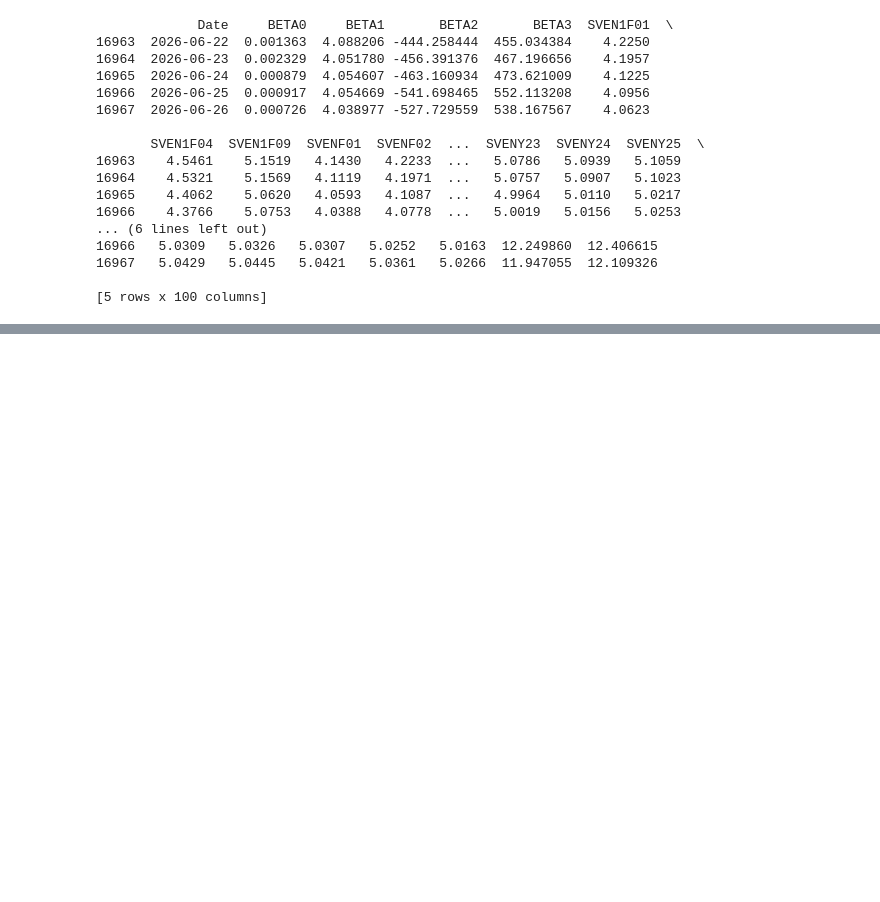
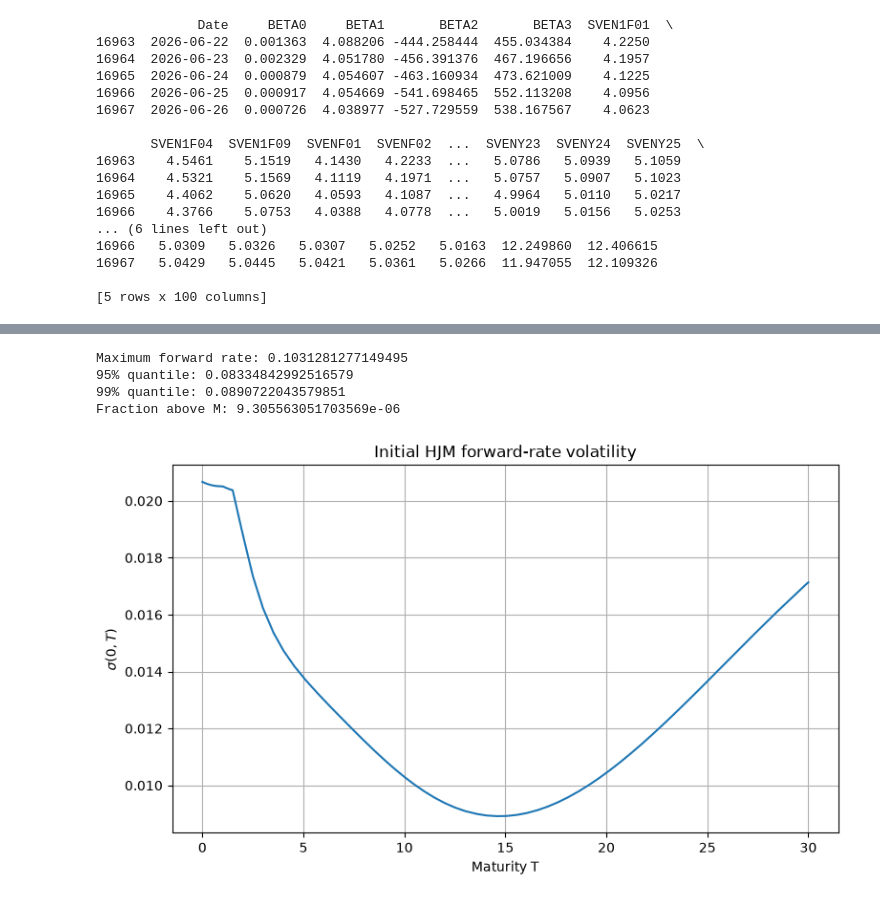
Before and after one commit to dajmera-24/hjm, a Jupyter notebook: main.ipynb, the cells around one changed output, grey strips where cells are left out. Drawn from its saved outputs; the diff is of its cells as text; code cells hidden in the pictures; blank space fills up the shorter version.

```diff
--- a/main.ipynb
+++ b/main.ipynb
@@ -76,0 +244,10 @@ print(F)
+# %%
+tau_nodes = np.concatenate(([0.0], TAUS))
+sigma_nodes = np.concatenate(([sigma_til_vec[0]], sigma_til_vec))
+
+sigma_tilde = interp1d(
+    tau_nodes,
+    sigma_nodes,
+    kind="linear",
+    bounds_error=True,
+)
@@ -76,0 +271,27 @@ print(F)
+# %%
+positive_F = F[F > 0]
+
+print("Maximum forward rate:", np.max(F))
+print("95% quantile:", np.quantile(positive_F, 0.95))
+print("99% quantile:", np.quantile(positive_F, 0.99))
+print("Fraction above M:", np.mean(F > M))
+# %% [output]
+Maximum forward rate: 0.1031281277149495
+95% quantile: 0.08334842992516579
+99% quantile: 0.0890722043579851
+Fraction above M: 9.305563051703569e-06
+# %%
+def s_func(t: float) -> float:
+    return 1.0
+
+sigma0 = (s_func(0.0) * sigma_tilde(T_GRID) * np.minimum(M, f0))
+# %%
+plt.figure(figsize=(9, 5))
+plt.plot(T_GRID, sigma0)
+plt.xlabel("Maturity T")
+plt.ylabel(r"$\sigma(0,T)$")
+plt.title("Initial HJM forward-rate volatility")
+plt.grid(True)
+plt.show()
+# %% [output]
+[figure, added]
```
Also changed, not shown: parts of 35 cells of this notebook.
